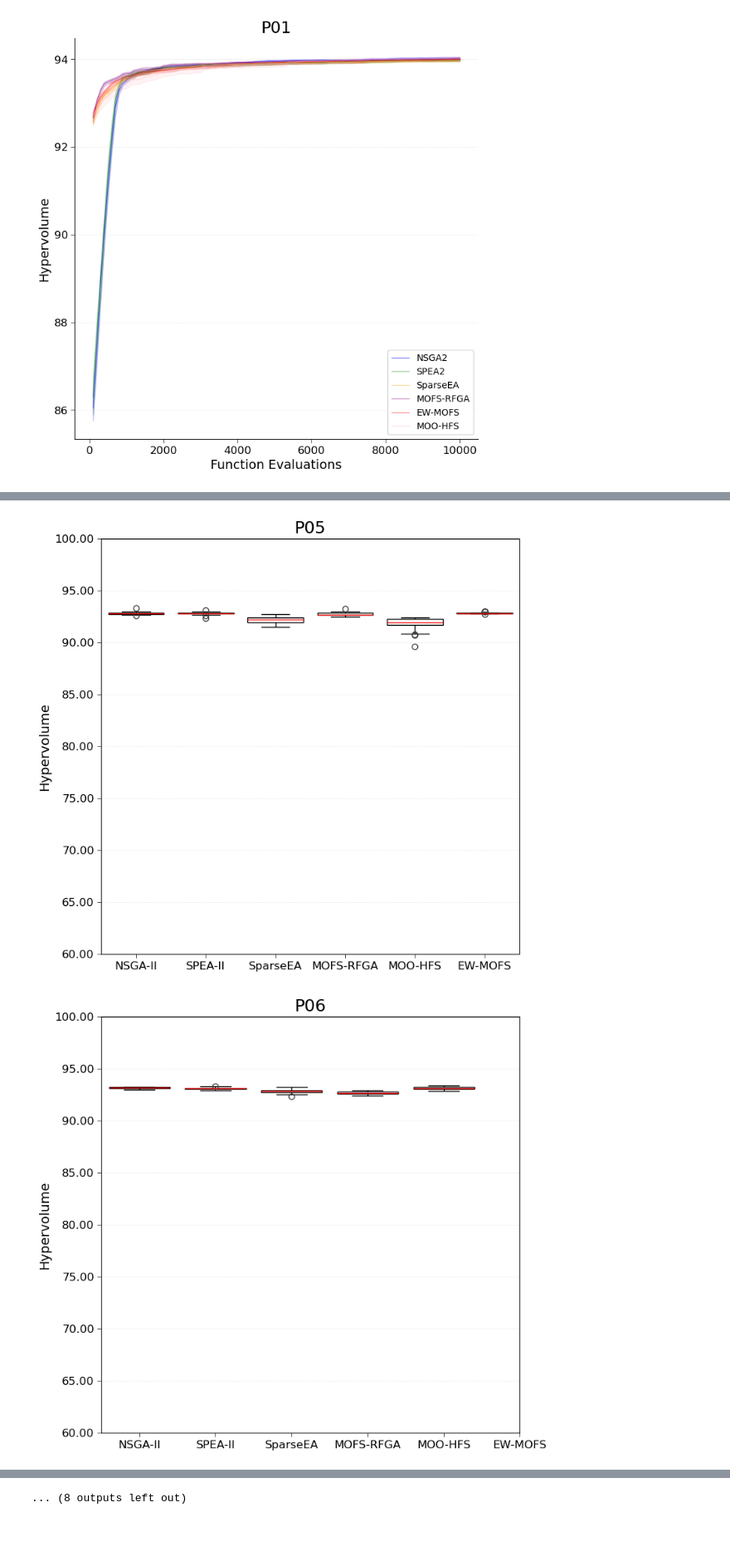
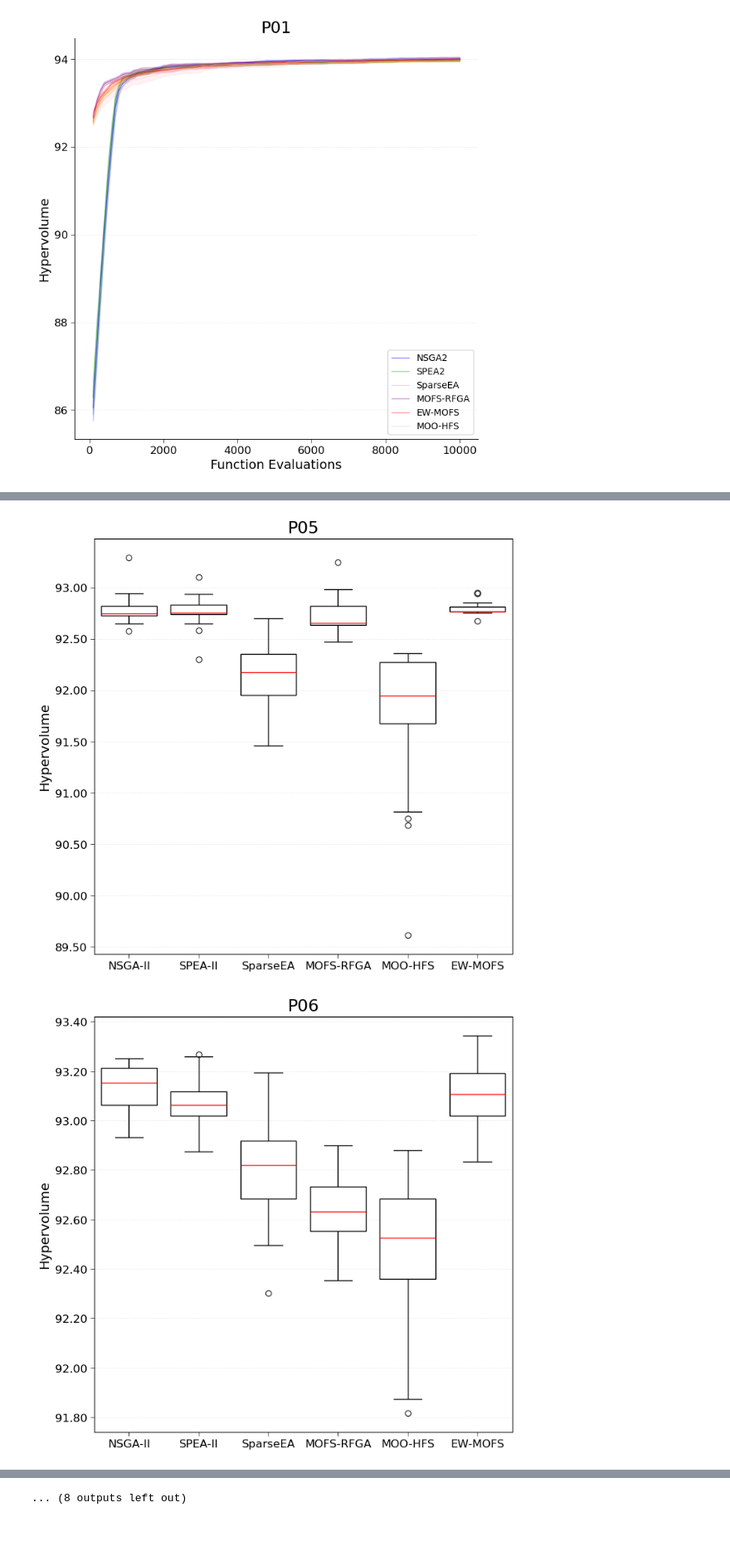
Before and after one commit to grkremer/ew-mofs, a Jupyter notebook: Visualization.ipynb, the cells around one changed output, grey strips where cells are left out. Shown at 83% size. Saved outputs shown, nothing was run; the diff lists cells and outputs as text; code cells hidden in the pictures.

```diff
--- a/Visualization.ipynb
+++ b/Visualization.ipynb
@@ -336,7 +336,7 @@ with open('Data/results/HV_init_'+title+'pkl', 'wb') as handle:
 [figure]
 [figure]
 # %%
-for i in trange(8,21):
+for i in trange(1,8):
     if i<10:
         title = 'P0'+str(i)+'_DT'
     else:
@@ -412,7 +424,7 @@ for name in names:
     # Personalizar os rótulos do eixo x
     ax.set_xticks(range(len(labels)))  # Garante um FixedLocator
     ax.set_xticklabels(labels)
-    ax.set_ylim(bottom=60, top=100)
+    #ax.set_ylim(bottom=60, top=100)
     ax.yaxis.set_major_formatter(FormatStrFormatter('%.2f'))
     # Opcional: Remover cores de fundo e ajustar estilo
     ax.set_ylabel("Hypervolume", fontsize=14)  # Fonte do eixo Y
@@ -427,2 +439,2 @@ for name in names:
-[figure, old version]
+[figure, new version]
-[figure, old version]
+[figure, new version]
```
Also changed, not shown: parts of 4 cells of this notebook, 24 other files.
